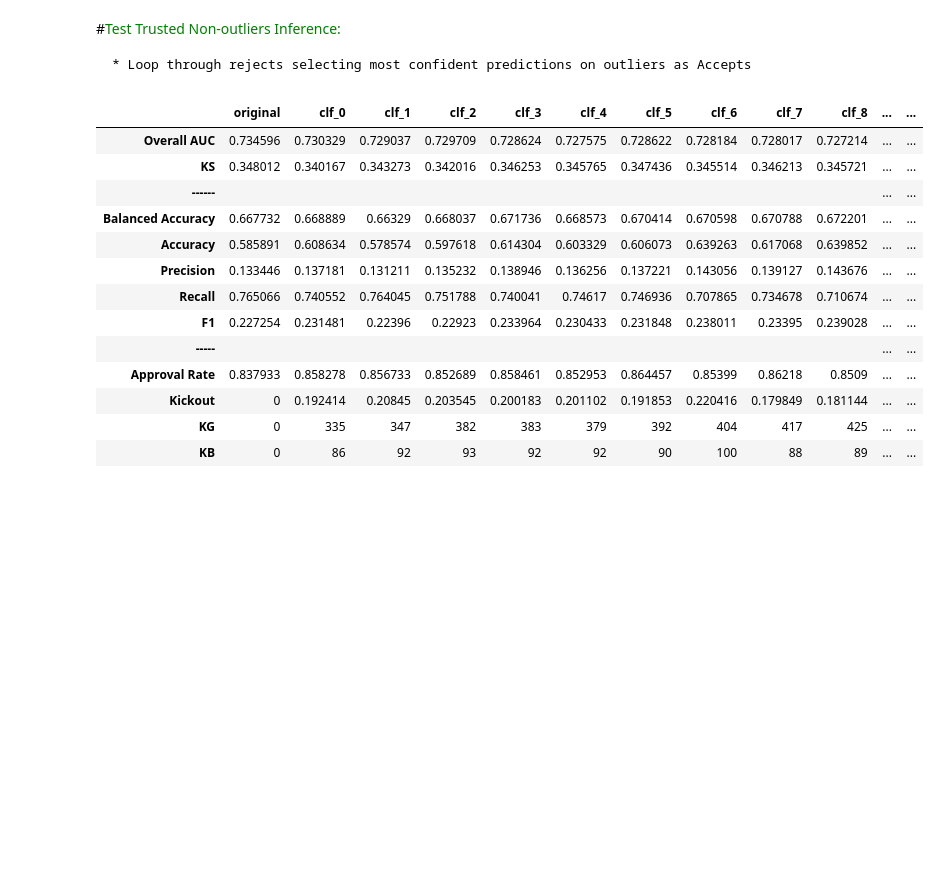
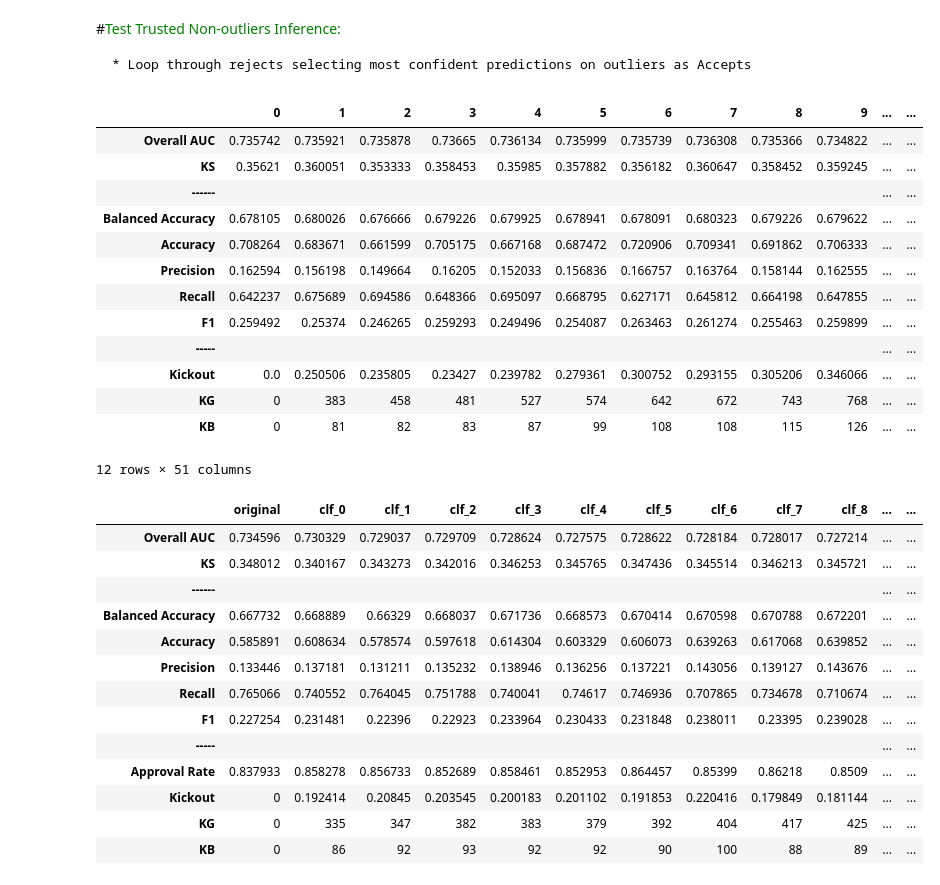
Before and after one commit to hiaac-finance/credit_pipeline, a Jupyter notebook: examples/Model_Pipeline_Functions_Pessoal_V20_Github_Integration.ipynb, the cells around one changed output. Saved outputs shown, nothing was run; the diff lists cells and outputs as text; code cells hidden in the pictures; blank space fills up the shorter version.

```diff
--- a/examples/Model_Pipeline_Functions_Pessoal_V20_Github_Integration.ipynb
+++ b/examples/Model_Pipeline_Functions_Pessoal_V20_Github_Integration.ipynb
@@ -375,26 +373,39 @@ import credit_pipeline.reject_inference as ri
 # %%
-def run_confident_non_outliers(classifier, X_train, y_train, X_unl,
+def create_datasets_with_ri(X_train, y_train, X_unl,
                                 iterations = 50,
-                                contamination_threshold = 0.1,
+                                contamination_threshold = 0.12,
                                 size = 1000,
                                 clf_class = LGBMClassifier,
                                 clf_params = params_dict["LightGBM_2"],
-                                seed_number = 880,
+                                seed = 880,
+                                verbose = True,
                                ):
     clf_original = tr.create_pipeline(X_train, y_train, clf_class(**clf_params),
                                 onehot=True, normalize=True, do_EBE=True)
     clf_original.fit(X_train, y_train)
-    clf_original.predict_proba(X_test)[:,1]
 
-    log_dict = {
-        "train_index": {0: X_train.index},
-        "unl_index": {0: X_unl.index},
-        "clf": {"original": clf_original}
-        }
+    X_train_list = [X_train]
+    y_train_list = [y_train]
+    unl_list = [X_unl]
+    log_dict = {}
+
     updated_X_train, updated_y_train, updated_X_unl =  X_train, y_train, X_unl
+
     for i in range(iterations):
+        if verbose:
+            print("Iteration: ", i)
         updated_X_train, updated_y_train, updated_X_unl = ri.trusted_non_outliers(
                                             updated_X_train, updated_y_train, updated_X_unl,
                                             contamination_threshold, size,
-                                            clf_class, clf_params, seed_number,
+                                            clf_class, clf_params, seed,
                                             )
+        X_train_list.append(updated_X_train)
+        y_train_list.append(updated_y_train)
+        unl_list.append(updated_X_unl)
+
+    log_dict["X"] = X_train_list
+    log_dict["y"] = y_train_list
+    log_dict["unl"] = unl_list
+
+
+    return log_dict
@@ -401,3 +453,25 @@ def run_confident_non_outliers(classifier, X_train, y_train, X_unl,
+# %%
+dicts_clfs = trusted_non_outliers(X_train, y_train, X_unl, verbose=False, seed=seed_number, debug=True)
+# ri.get_metrics_RI(models_dict, X_test, y_test, X_unl = X_val_rej)
+# %%
+dicts_clfs['original'] = clf_original
+# %%
+ri.get_metrics_RI(dicts_clfs, X_test, y_test, X_unl = X_val_rej)
+# %% [output]
+|  | 0 | 1 | 2 | 3 | 4 | 5 | 6 | 7 | 8 | 9 | ... | ... |
+| Overall AUC | 0.735742 | 0.735921 | 0.735878 | 0.73665 | 0.736134 | 0.735999 | 0.735739 | 0.736308 | 0.735366 | 0.734822 | ... | ... |
+| KS | 0.35621 | 0.360051 | 0.353333 | 0.358453 | 0.35985 | 0.357882 | 0.356182 | 0.360647 | 0.358452 | 0.359245 | ... | ... |
+| ------ |  |  |  |  |  |  |  |  |  |  | ... | ... |
+| Balanced Accuracy | 0.678105 | 0.680026 | 0.676666 | 0.679226 | 0.679925 | 0.678941 | 0.678091 | 0.680323 | 0.679226 | 0.679622 | ... | ... |
+| Accuracy | 0.708264 | 0.683671 | 0.661599 | 0.705175 | 0.667168 | 0.687472 | 0.720906 | 0.709341 | 0.691862 | 0.706333 | ... | ... |
+| Precision | 0.162594 | 0.156198 | 0.149664 | 0.16205 | 0.152033 | 0.156836 | 0.166757 | 0.163764 | 0.158144 | 0.162555 | ... | ... |
+| Recall | 0.642237 | 0.675689 | 0.694586 | 0.648366 | 0.695097 | 0.668795 | 0.627171 | 0.645812 | 0.664198 | 0.647855 | ... | ... |
+| F1 | 0.259492 | 0.25374 | 0.246265 | 0.259293 | 0.249496 | 0.254087 | 0.263463 | 0.261274 | 0.255463 | 0.259899 | ... | ... |
+| ----- |  |  |  |  |  |  |  |  |  |  | ... | ... |
+| Kickout | 0.0 | 0.250506 | 0.235805 | 0.23427 | 0.239782 | 0.279361 | 0.300752 | 0.293155 | 0.305206 | 0.346066 | ... | ... |
+| KG | 0 | 383 | 458 | 481 | 527 | 574 | 642 | 672 | 743 | 768 | ... | ... |
+| KB | 0 | 81 | 82 | 83 | 87 | 99 | 108 | 108 | 115 | 126 | ... | ... |
+12 rows × 51 columns
 # %%
 #@title Example usage create_pipeline
 clf_name = "LightGBM_2" #@param ["LightGBM_2", "DecisionTree_1", "RandomForest_1", "LG_1"]
```
Also changed, not shown: parts of 3 cells of this notebook.
